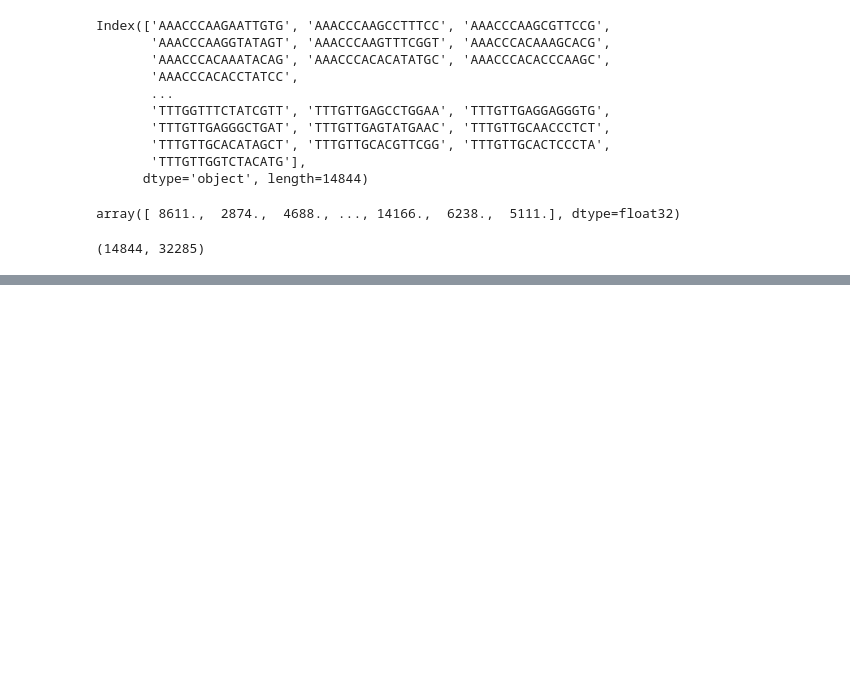
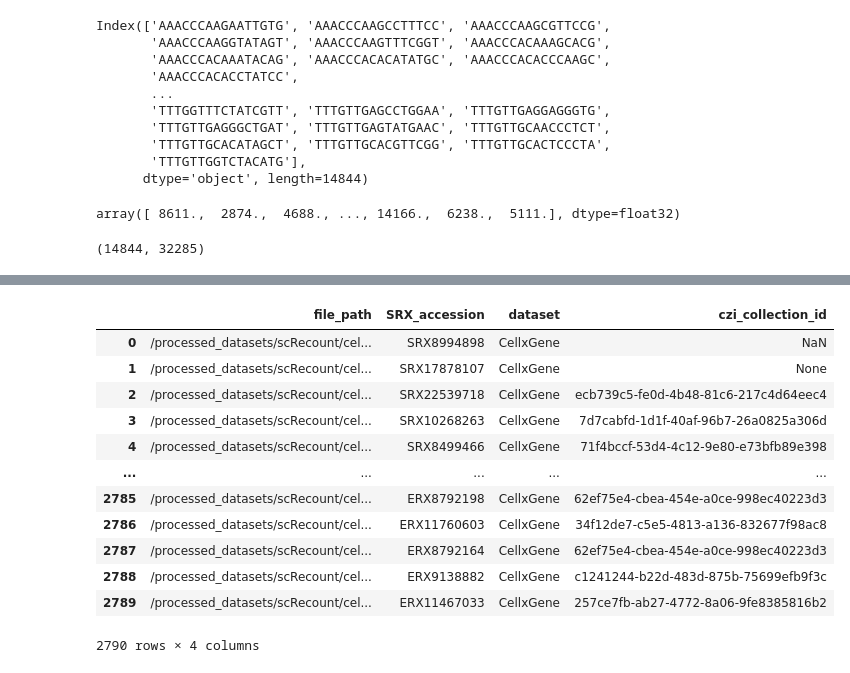
Before and after one commit to bioinfo-tsukuba/scRecounter, a Jupyter notebook: notebooks/tiledb/scBaseCamp_db-create_GeneFull-Ex50pAS.ipynb, the cells around one changed output, grey strips where cells are left out. Saved outputs shown, nothing was run; the diff lists cells and outputs as text; code cells hidden in the pictures; blank space fills up the shorter version.

Commit message:
updated tiledb notebooks

```diff
--- a/notebooks/tiledb/scBaseCamp_db-create_GeneFull-Ex50pAS.ipynb
+++ b/notebooks/tiledb/scBaseCamp_db-create_GeneFull-Ex50pAS.ipynb
@@ -469,0 +472,17 @@ df["count_all"].sum()
+# %%
+# CZI collection datasets: list of SRX accessions
+
+## create metadata query
+obs_query = tiledbsoma.AxisQuery(value_filter='czi_collection_name != "None"')
+
+## run query
+with tiledbsoma.Experiment.open(db_uri) as exp:
+    df = (
+        exp.axis_query("RNA", obs_query=obs_query)
+        .obs()
+        .concat()
+        .group_by(["SRX_accession"])
+        .aggregate([])
+        .to_pandas()
+    )
+df
@@ -676,0 +893,5 @@ array([ 8611.,  2874.,  4688., ..., 14166.,  6238.,  5111.], dtype=float32)
+# %%
+# convert list of lists to DataFrame
+df_cxg = pd.DataFrame(results, columns=["file_path", "SRX_accession"])
+df_cxg["dataset"] = "CellxGene"
+df_cxg
@@ -676,0 +912,3 @@ array([ 8611.,  2874.,  4688., ..., 14166.,  6238.,  5111.], dtype=float32)
+# %%
+with tiledbsoma.open(db_uri) as exp:
+    print(exp.obs.schema)
@@ -676,0 +931,12 @@ array([ 8611.,  2874.,  4688., ..., 14166.,  6238.,  5111.], dtype=float32)
+# %%
+# total observation count
+target_cols = ["SRX_accession", "czi_collection_id"]
+with tiledbsoma.open(db_uri) as exp:
+    df_tiledb = (
+        exp.obs.read(column_names=target_cols)
+        .concat()
+        .group_by(target_cols)
+        .aggregate([])
+        .to_pandas()
+    )
+df_tiledb
@@ -676,0 +957,18 @@ array([ 8611.,  2874.,  4688., ..., 14166.,  6238.,  5111.], dtype=float32)
+# %%
+# left join with df_cxg
+df_j = pd.merge(df_cxg, df_tiledb, how='left', on='SRX_accession')
+df_j
+# %% [output]
+|  | file_path | SRX_accession | dataset | czi_collection_id |
+| 0 | /processed_datasets/scRecount/cel... | SRX8994898 | CellxGene | NaN |
+| 1 | /processed_datasets/scRecount/cel... | SRX17878107 | CellxGene | None |
+| 2 | /processed_datasets/scRecount/cel... | SRX22539718 | CellxGene | ecb739c5-fe0d-4b48-81c6-217c4d64eec4 |
+| 3 | /processed_datasets/scRecount/cel... | SRX10268263 | CellxGene | 7d7cabfd-1d1f-40af-96b7-26a0825a306d |
+| 4 | /processed_datasets/scRecount/cel... | SRX8499466 | CellxGene | 71f4bccf-53d4-4c12-9e80-e73bfb89e398 |
+| ... | ... | ... | ... | ... |
+| 2785 | /processed_datasets/scRecount/cel... | ERX8792198 | CellxGene | 62ef75e4-cbea-454e-a0ce-998ec40223d3 |
+| 2786 | /processed_datasets/scRecount/cel... | ERX11760603 | CellxGene | 34f12de7-c5e5-4813-a136-832677f98ac8 |
+| 2787 | /processed_datasets/scRecount/cel... | ERX8792164 | CellxGene | 62ef75e4-cbea-454e-a0ce-998ec40223d3 |
+| 2788 | /processed_datasets/scRecount/cel... | ERX9138882 | CellxGene | c1241244-b22d-483d-875b-75699efb9f3c |
+| 2789 | /processed_datasets/scRecount/cel... | ERX11467033 | CellxGene | 257ce7fb-ab27-4772-8a06-9fe8385816b2 |
+2790 rows × 4 columns
```
Also changed, not shown: parts of 28 cells of this notebook, 12 other files.
